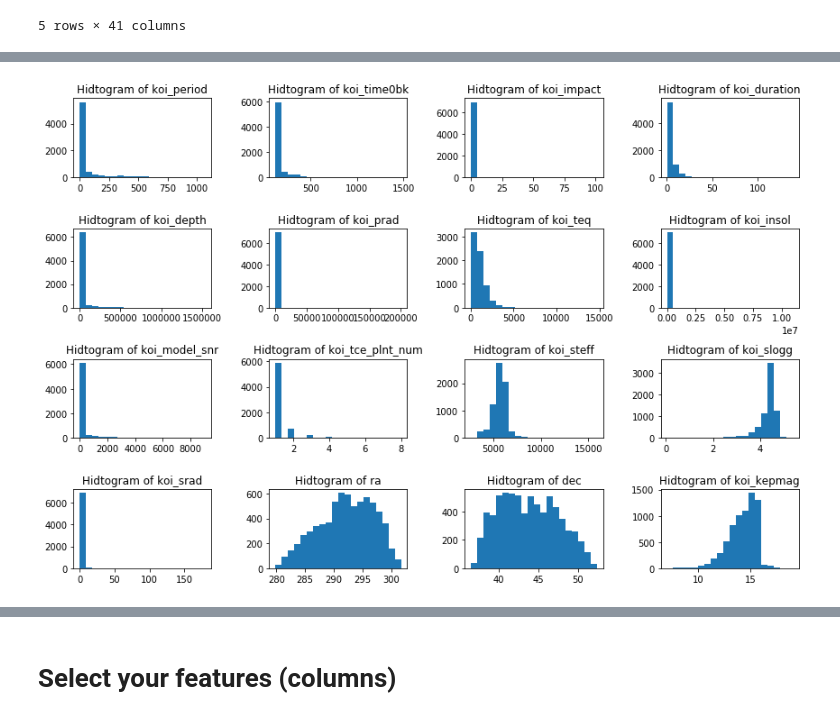
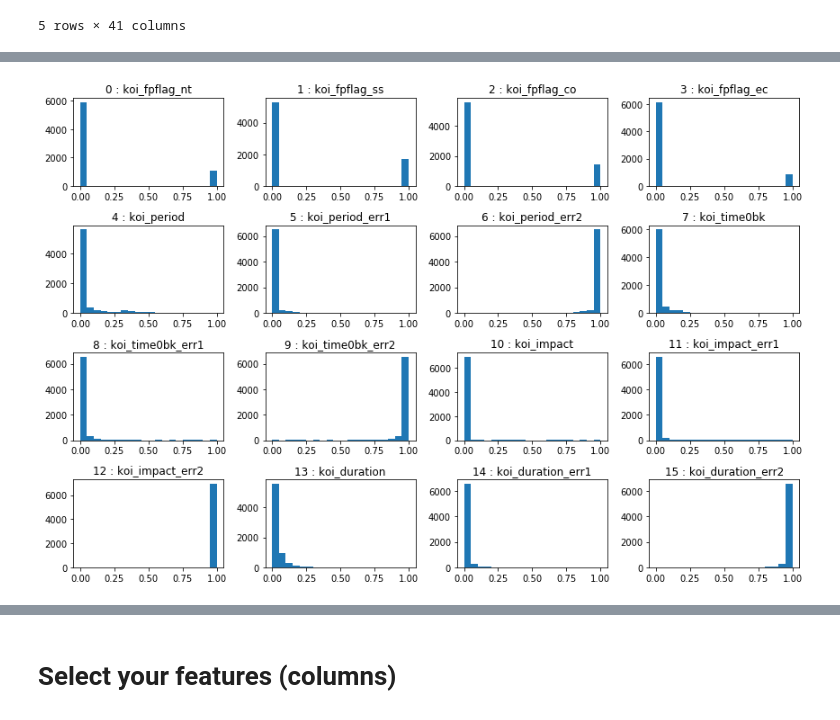
Before and after one commit to chrisholt0222/machine-learning-challenge, a Jupyter notebook: model_1.ipynb, the cells around one changed output, grey strips where cells are left out. Saved outputs shown, nothing was run; the diff lists cells and outputs as text; code cells hidden in the pictures.

```diff
--- a/model_1.ipynb
+++ b/model_1.ipynb
@@ -41,0 +71,4 @@ testing.head()
+# %%
+testing = df.drop("koi_disposition", axis=1)
+testing = (testing - testing.min()) / (testing.max() - testing.min())
+testing.head()
@@ -42,20 +83,20 @@ testing.head()
 # %%
-# Plot oneway graphs field versus target
+# Plot histogram of each independent variable
 j = 0 #select the starting field for plots
 fig = plt.figure(figsize=(12,8))
 
 for i in range(16):
     field1 = testing.columns[j]
     plt.subplot(4,4,i+1)
     try:
         plt.hist(testing[field1], bins=20)
     except:
         plt.scatter(0,0)
-    plt.title("Hidtogram of " + field1)
+    plt.title(str(j) + " : " + field1)
     j=j+1
 
 plt.tight_layout()
-plt.savefig("Images/testing_features.png")
+plt.savefig("Images/feature_hist_0_15.png")
 plt.show()
 # %% [output]
-[figure, old version]
+[figure, new version]
```
Also changed, not shown: parts of 13 cells of this notebook, 4 other files.
